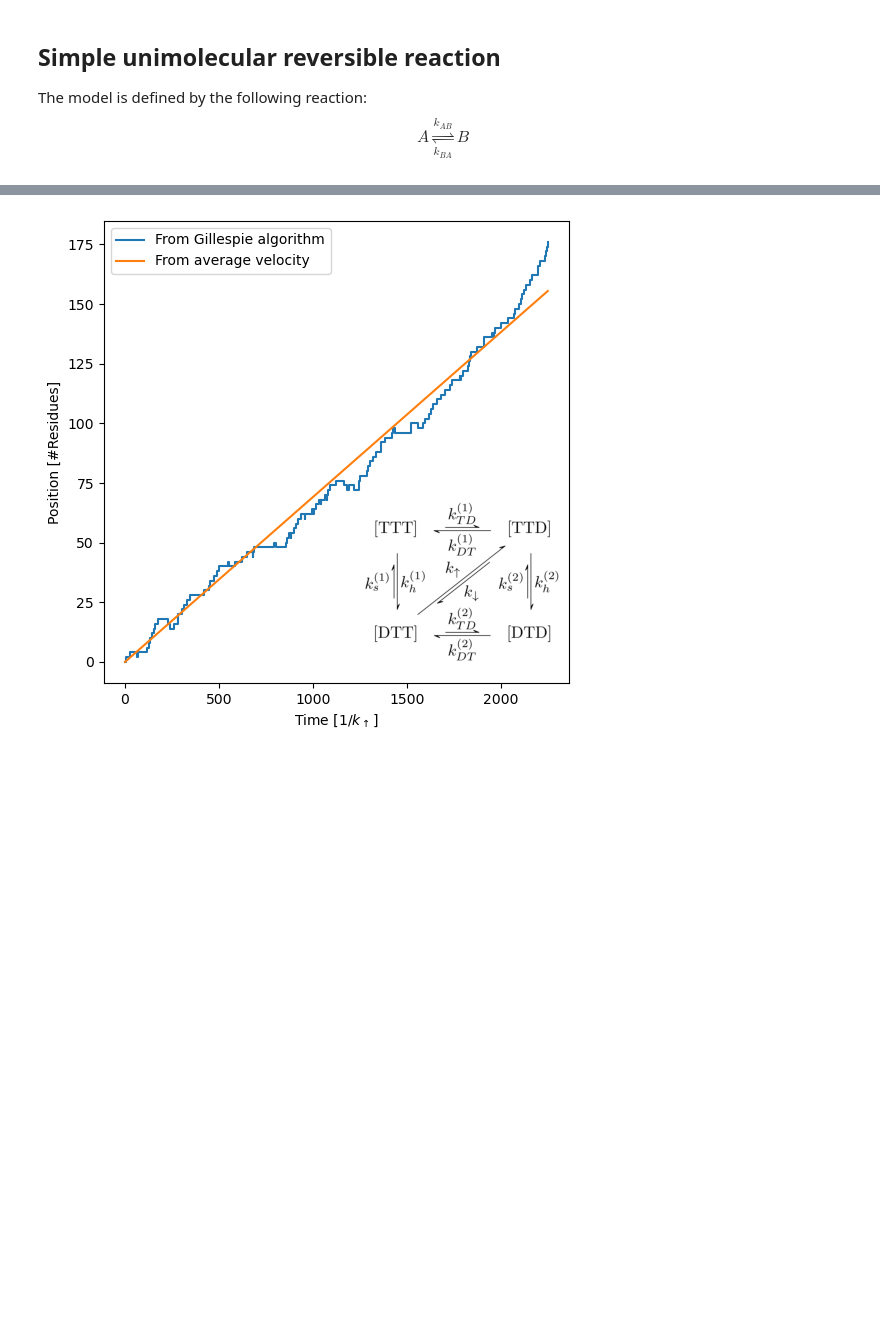
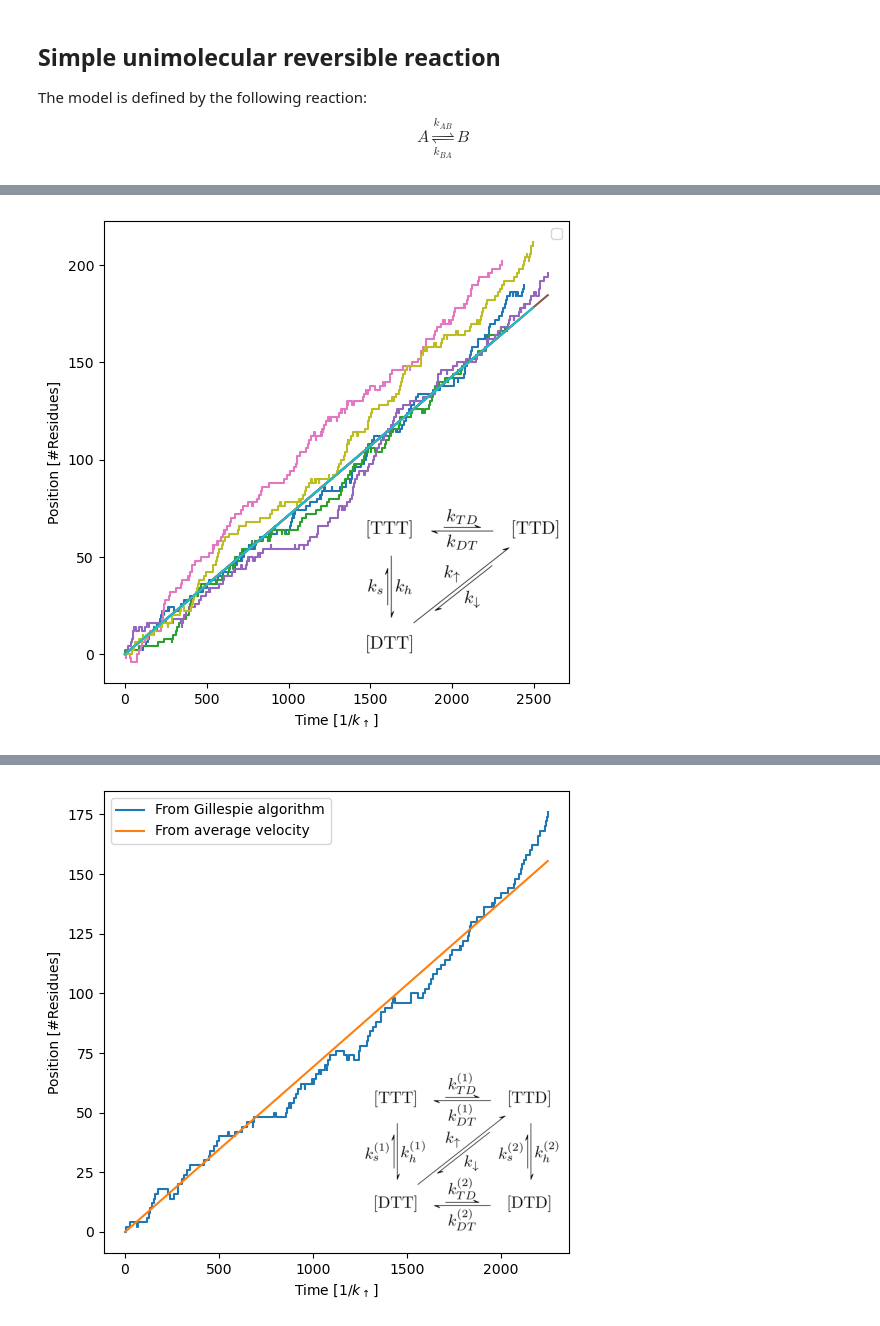
Before and after one commit to antmaier/Projet-de-Master, a Jupyter notebook: UnderstandingGillespieAlgorithm.ipynb, the cells around one changed output, grey strips where cells are left out. Saved outputs shown, nothing was run; the diff lists cells and outputs as text; code cells hidden in the pictures; blank space fills up the shorter version.

```diff
--- a/UnderstandingGillespieAlgorithm.ipynb
+++ b/UnderstandingGillespieAlgorithm.ipynb
@@ -273,3 +425,14 @@ fig.savefig("SC_2RS_position_evolution.pdf", dpi=300, bbox_inches='tight')
+# %%
+fig, ax = plt.subplots(figsize=(6, 6))
+for _ in range(5):
+    out = gillespie(model, "TTT")
+    positions = compute_positions(out, transition_up=("DTT", "TTD"), transition_down=("TTD", "DTT"))
+    fig, ax = plot_position_evolution(positions, r"$1/k_\uparrow$", average_velocity=v,
+                            kinetic_scheme_path="SC_2RS_kinetic_scheme.jpg", fig=fig, ax=ax)
+ax.legend('')
+plt.show()
+# %% [output]
+[figure, added]
 # %% [markdown]
 ### 4 states model
 
```
Also changed, not shown: parts of 11 cells of this notebook, 1 other file.
